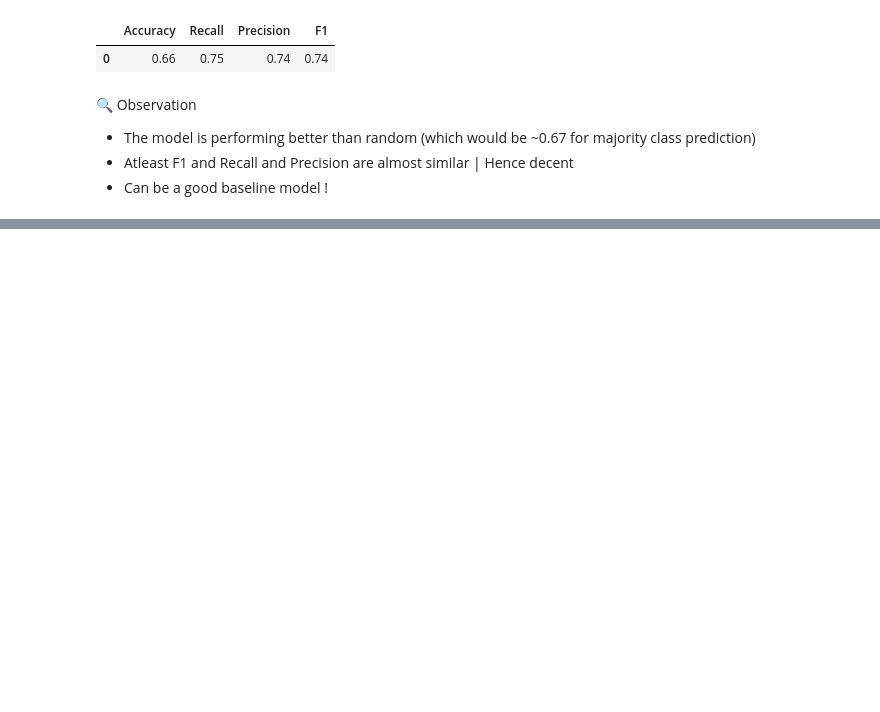
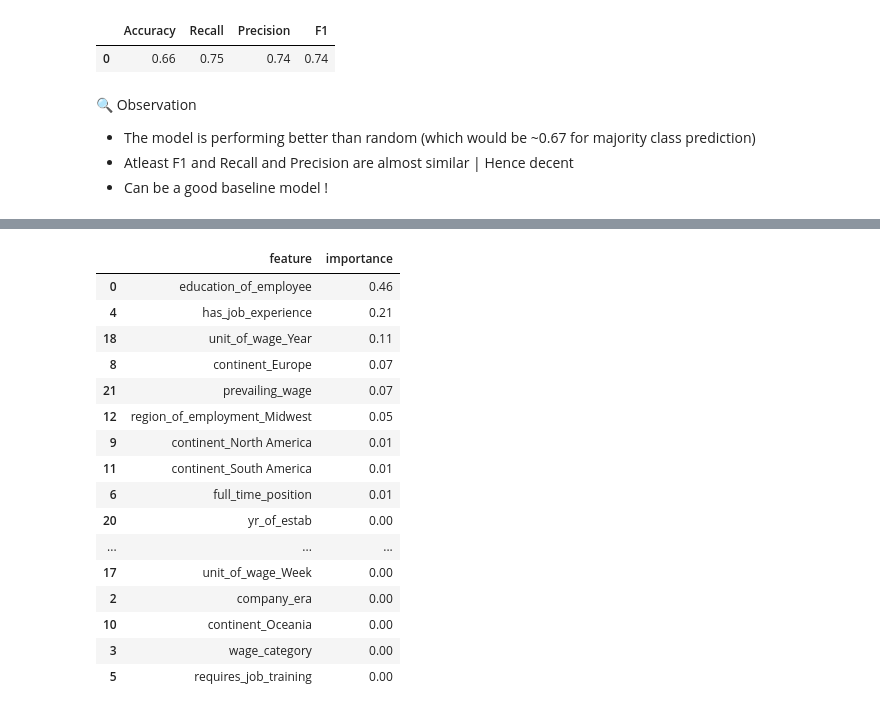
Before and after one commit to nszenoti/PYPG, a Jupyter notebook: projects/easyvisa/notebook.ipynb, the cells around one changed output, grey strips where cells are left out. Saved outputs shown, nothing was run; the diff lists cells and outputs as text; code cells hidden in the pictures; blank space fills up the shorter version.

```diff
--- a/projects/easyvisa/notebook.ipynb
+++ b/projects/easyvisa/notebook.ipynb
@@ -2966,7 +3030,7 @@ preprocessor.fit(X_train)
 # Get the transformed column names for later use in feature importance
 transformed_feature_names = preprocessor.get_feature_names_out()
 
-transformed_columns = [remove_transformer_prefix(name) for name in transformed_feature_names]
+transformed_columns = [remove_pipeline_step_prefix(name) for name in transformed_feature_names]
 # %%
 print(pd.Series(transformed_columns).values)
 # %% [output]
@@ -3103,0 +3367,22 @@ transformed_columns
+# %%
+model = dt_tuned_pipeline.named_steps['classifier']
+feat_importances = get_feature_importances(model, transformed_columns)
+feat_importances
+# %% [output]
+|  | feature | importance |
+| 0 | education_of_employee | 0.46 |
+| 4 | has_job_experience | 0.21 |
+| 18 | unit_of_wage_Year | 0.11 |
+| 8 | continent_Europe | 0.07 |
+| 21 | prevailing_wage | 0.07 |
+| 12 | region_of_employment_Midwest | 0.05 |
+| 9 | continent_North America | 0.01 |
+| 11 | continent_South America | 0.01 |
+| 6 | full_time_position | 0.01 |
+| 20 | yr_of_estab | 0.00 |
+| ... | ... | ... |
+| 17 | unit_of_wage_Week | 0.00 |
+| 2 | company_era | 0.00 |
+| 10 | continent_Oceania | 0.00 |
+| 3 | wage_category | 0.00 |
+| 5 | requires_job_training | 0.00 |
```
Also changed, not shown: parts of 111 cells of this notebook, 1 other file.
